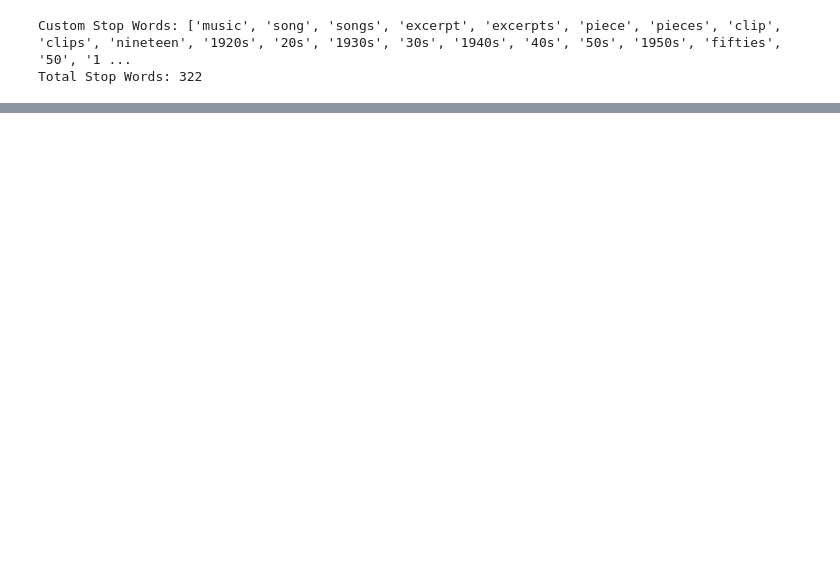
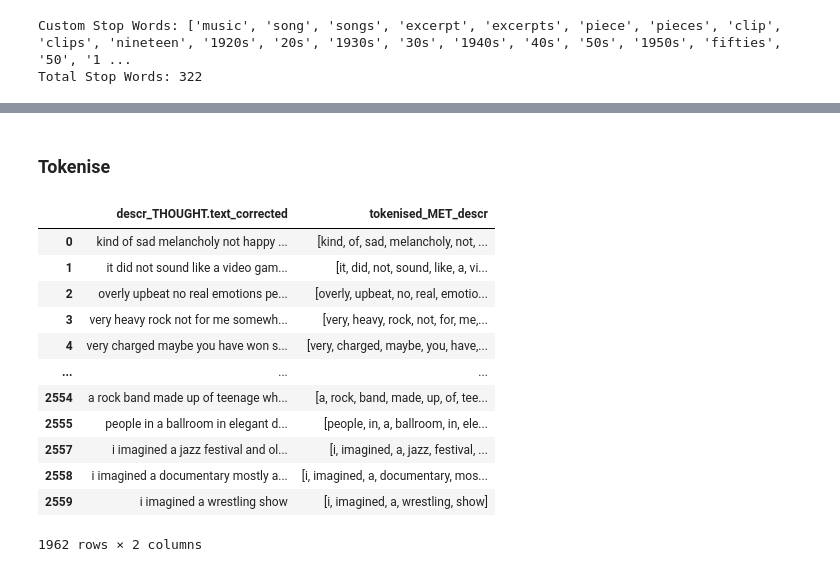
Before and after one commit to HazelvdW/context-framed-listening, a Jupyter notebook: NLP_framed_listening.ipynb, the cells around one changed output, grey strips where cells are left out. Drawn from its saved outputs; the diff is of its cells as text; code cells hidden in the pictures; blank space fills up the shorter version.

```diff
--- a/NLP_framed_listening.ipynb
+++ b/NLP_framed_listening.ipynb
@@ -467,0 +392,21 @@ Requirement already satisfied: pyspellchecker in /usr/local/lib/python3.12/dist-
+# %% [markdown]
+### Tokenise
+# %%
+if 'descr_THOUGHT.text_corrected' in dataMET.columns:
+    dataMET['tokenised_MET_descr'] = dataMET['descr_THOUGHT.text_corrected'].apply(word_tokenize)
+
+    display(dataMET[['descr_THOUGHT.text_corrected', 'tokenised_MET_descr']])
+# %% [output]
+|  | descr_THOUGHT.text_corrected | tokenised_MET_descr |
+| 0 | kind of sad melancholy not happy ... | [kind, of, sad, melancholy, not, ... |
+| 1 | it did not sound like a video gam... | [it, did, not, sound, like, a, vi... |
+| 2 | overly upbeat no real emotions pe... | [overly, upbeat, no, real, emotio... |
+| 3 | very heavy rock not for me somewh... | [very, heavy, rock, not, for, me,... |
+| 4 | very charged maybe you have won s... | [very, charged, maybe, you, have,... |
+| ... | ... | ... |
+| 2554 | a rock band made up of teenage wh... | [a, rock, band, made, up, of, tee... |
+| 2555 | people in a ballroom in elegant d... | [people, in, a, ballroom, in, ele... |
+| 2557 | i imagined a jazz festival and ol... | [i, imagined, a, jazz, festival, ... |
+| 2558 | i imagined a documentary mostly a... | [i, imagined, a, documentary, mos... |
+| 2559 | i imagined a wrestling show | [i, imagined, a, wrestling, show] |
+1962 rows × 2 columns
```
Also changed, not shown: parts of 9 cells of this notebook.
